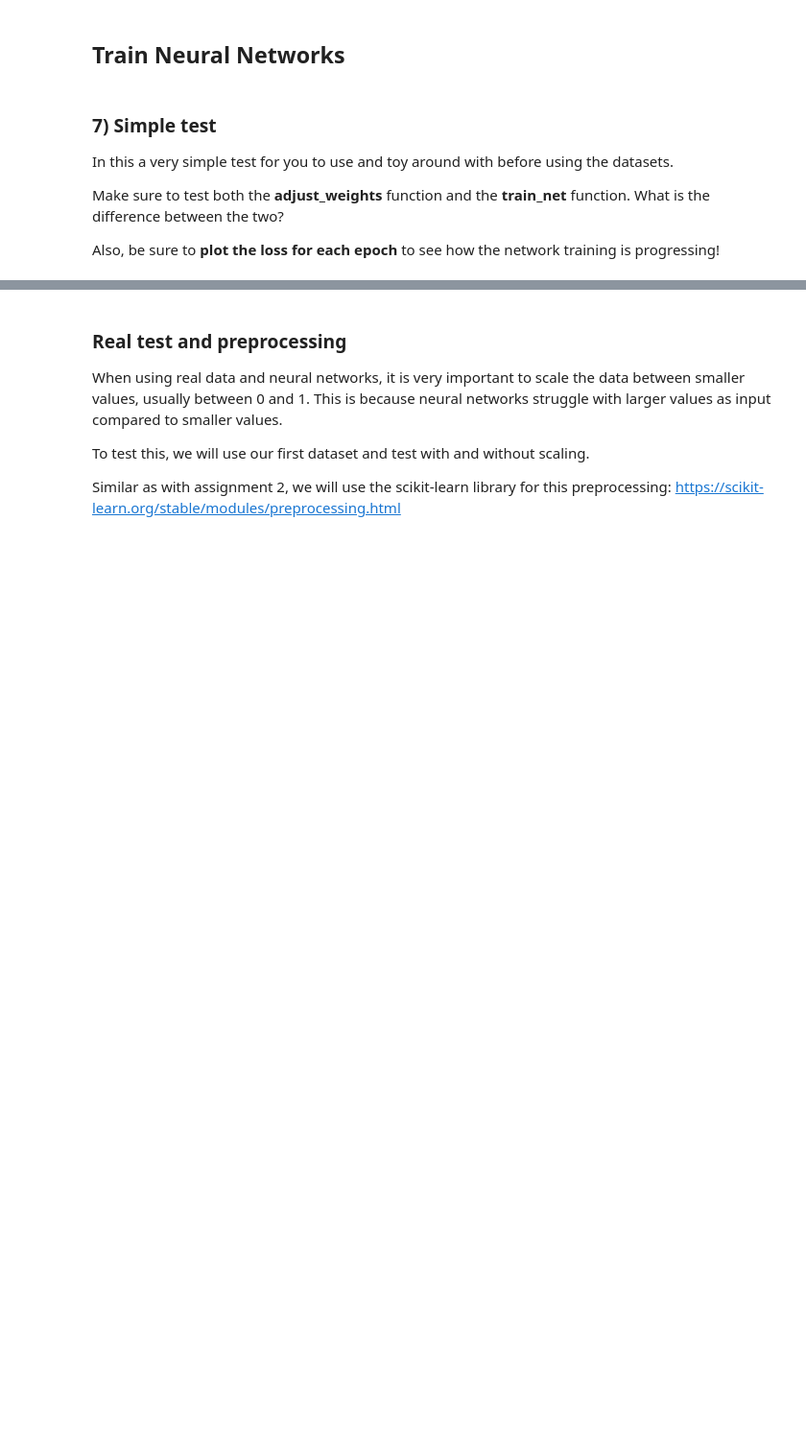
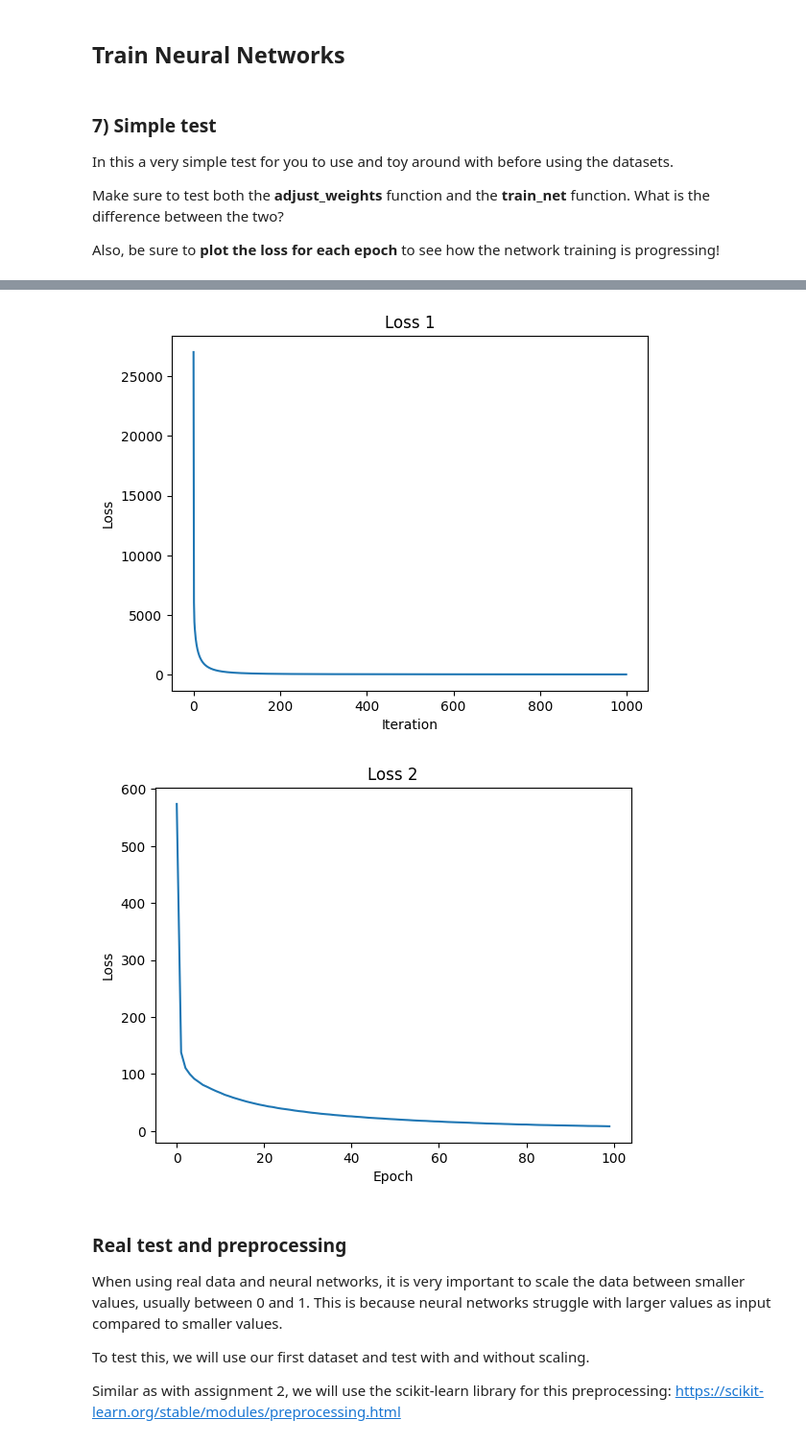
Before and after one commit to iM0ritz/MachineLearning, a Jupyter notebook: Assignment3/ML-Assignment 3-Moritz_Schlitter-Ben_Ertugrul.ipynb, the cells around one changed output, grey strips where cells are left out. Shown at 96% size. Saved outputs shown, nothing was run; the diff lists cells and outputs as text; code cells hidden in the pictures; blank space fills up the shorter version.

```diff
--- a/Assignment3/ML-Assignment 3-Moritz_Schlitter-Ben_Ertugrul.ipynb
+++ b/Assignment3/ML-Assignment 3-Moritz_Schlitter-Ben_Ertugrul.ipynb
@@ -148,7 +148,7 @@ def d_other_loss(y_hat, y):
 The first "fundamental" function for neural networks is to be able to propagate the data forward through the neural network. We will implement this function here.
 # %%
 def propagate_forward(weights, activations, bias, activation_function="none"):
-    dot_product = np.dot(weights, activations) + bias
+    dot_product = np.dot(activations, weights) + bias
     new_activations = activate(dot_product, activation_function)
     return new_activations
 # %% [markdown]
@@ -164,9 +164,10 @@ def propagate_backward(weights, activations, dl_dz, bias, activation_function="n
     dot_product = np.dot(activations, weights) + bias
     d_loss = d_activate(dot_product, activation_function) * dl_dz
     d_weights = np.dot(activations.T, d_loss)
-    d_activations = np.dot(weights.T, d_loss)
+    d_bias = np.sum(d_loss, axis=0, keepdims=True)
+    d_activations = np.dot(d_loss, weights.T)
 
-    return d_weights, d_activations
+    return d_weights, d_bias, d_activations
 # %% [markdown]
 ## Neural network implementation
 
@@ -262,24 +310,35 @@ Also, be sure to **plot the loss for each epoch** to see how the network trainin
 # %%
 # TODO: You can change most things in this cell if you want to, we encurage it!
 
-n = 1000
-d = 4
+n = 5000
+d = 10
 
 k = np.random.randint(0,10,(d,1))
 x = np.random.normal(0,1,(n,d))
 y = np.dot(x,k) + 0.1 + np.random.normal(0,0.01,(n,1))
 
 
-nn = NeuralNet(d, 1, [18, 12])
+nn1 = NeuralNet(d, 1, [18, 12])
+nn2 = NeuralNet(d, 1, [18, 12])
 
-loss_1 = [nn.adjust_weights(x, y) for _ in range(1000)]
+loss_1 = [nn1.adjust_weights(x, y) for _ in range(1000)]
 
-loss_2 = train_net(...) # TODO: Use the train_net function to compare with the "adjust_weights" function.
+loss_2 = nn2.train_net(x, y, batch_size=32, epochs=100, learning_rate=1e-4, use_validation_data=False)
+
+# The difference between using adjust weight and train_net is optimization strategy:
+# Batch Gradiant Descent (adjust_weights) vs Mini-Batch Gradient Descent (train_net).
+# BGD processes the entire dataset for each weight update. Very stable but computationally expensive
+# MGD processes smaller batches which updates much faster and more often. It is more noisy but can escape local minima and often converges faster.
 
 plt.plot(loss_1)
 plt.title("Loss 1")
+plt.xlabel("Iteration")
+plt.ylabel("Loss")
 plt.show()
 
 plt.plot(loss_2)
 plt.title("Loss 2")
+plt.xlabel("Epoch")
+plt.ylabel("Loss")
 plt.show()
+# %% [output]
@@ -286,3 +355,5 @@ plt.show()
+[figure, added]
+[figure, added]
 # %% [markdown]
 ### Real test and preprocessing
 
```
Also changed, not shown: parts of 4 cells of this notebook.
